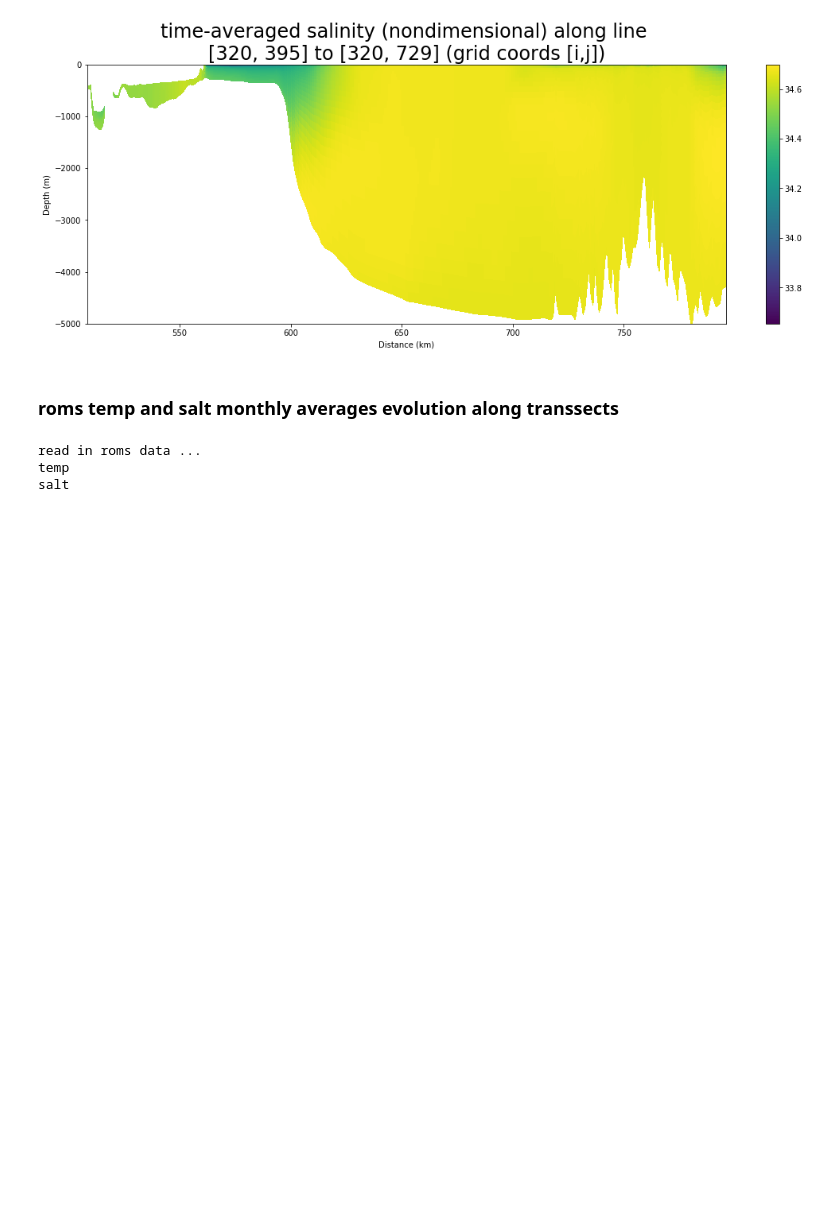
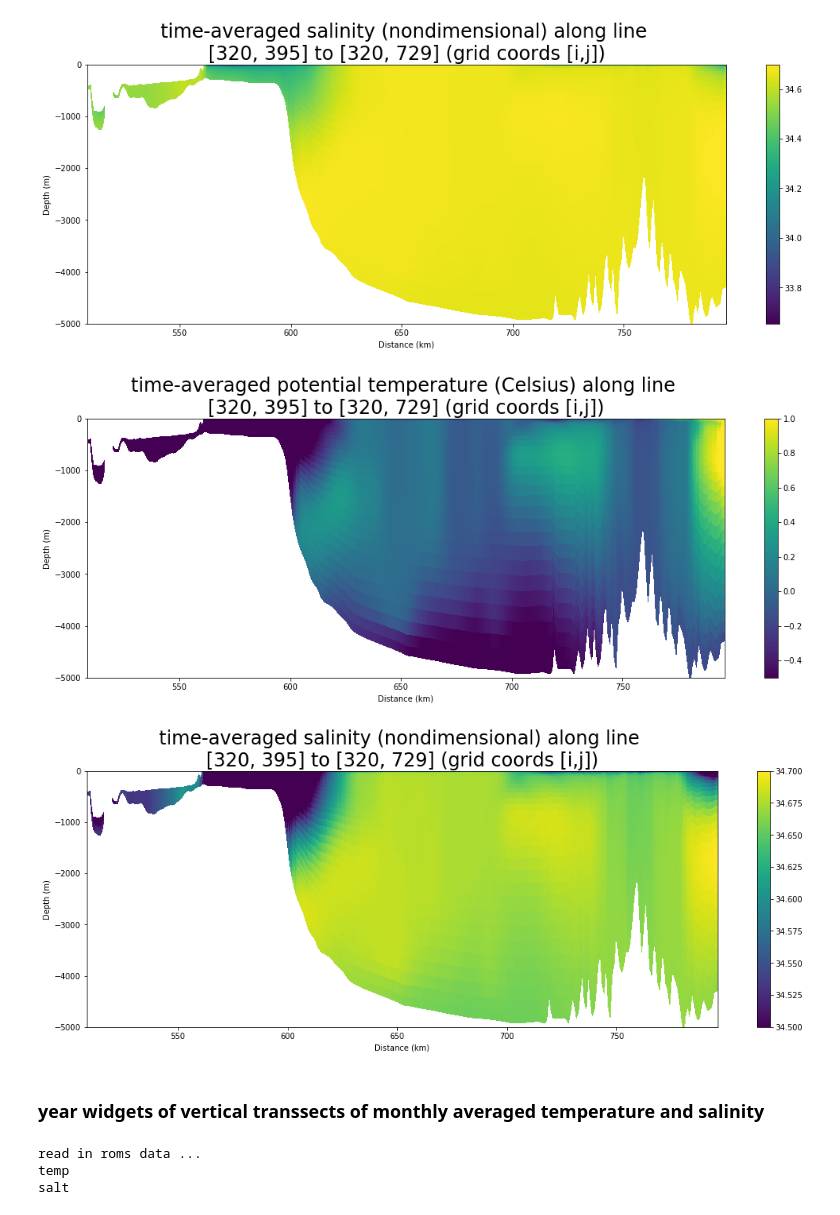
Before and after one commit to kuechenrole/tidal_melting, a Jupyter notebook: notebooks/0.3-kuechenrole-basic_diagnostics.ipynb, the cells around one changed output. Cells and saved outputs as stored; diff of their text form; code cells hidden in the pictures; blank space fills up the shorter version.

Commit message:
added static stratify plots to basic diagnostics, and the option to bound the colorbar in plot_vslice.py

```diff
--- a/notebooks/0.3-kuechenrole-basic_diagnostics.ipynb
+++ b/notebooks/0.3-kuechenrole-basic_diagnostics.ipynb
@@ -318,5 +318,10 @@ plot_vslice.plot_vslice(path_l_avg,"salt",-5000,0,i_min,j_min,i_max,j_max,2,4,0.
 # %% [output]
 [figure]
 [figure]
-# %% [markdown]
-### roms temp and salt monthly averages evolution along transsects
+# %%
+i_min,j_min,i_max,j_max=weddell[2:6]
+plot_vslice.plot_vslice(path_l_avg,"temp",-0.5,1,-5000,0,i_min,j_min,i_max,j_max,2,4,0.9,50,31)
+plot_vslice.plot_vslice(path_l_avg,"salt",34.5,34.7,-5000,0,i_min,j_min,i_max,j_max,2,4,0.9,50,31)
+# %% [output]
+[figure, added]
+[figure, added]
@@ -323,3 +330,5 @@ plot_vslice.plot_vslice(path_l_avg,"salt",-5000,0,i_min,j_min,i_max,j_max,2,4,0.
+# %% [markdown]
+### year widgets of vertical transsects of monthly averaged temperature and salinity
 # %%
 from sys import path
 path.append('../toolBox/myTools/')
```
Also changed, not shown: parts of 2 cells of this notebook, 1 other file.
